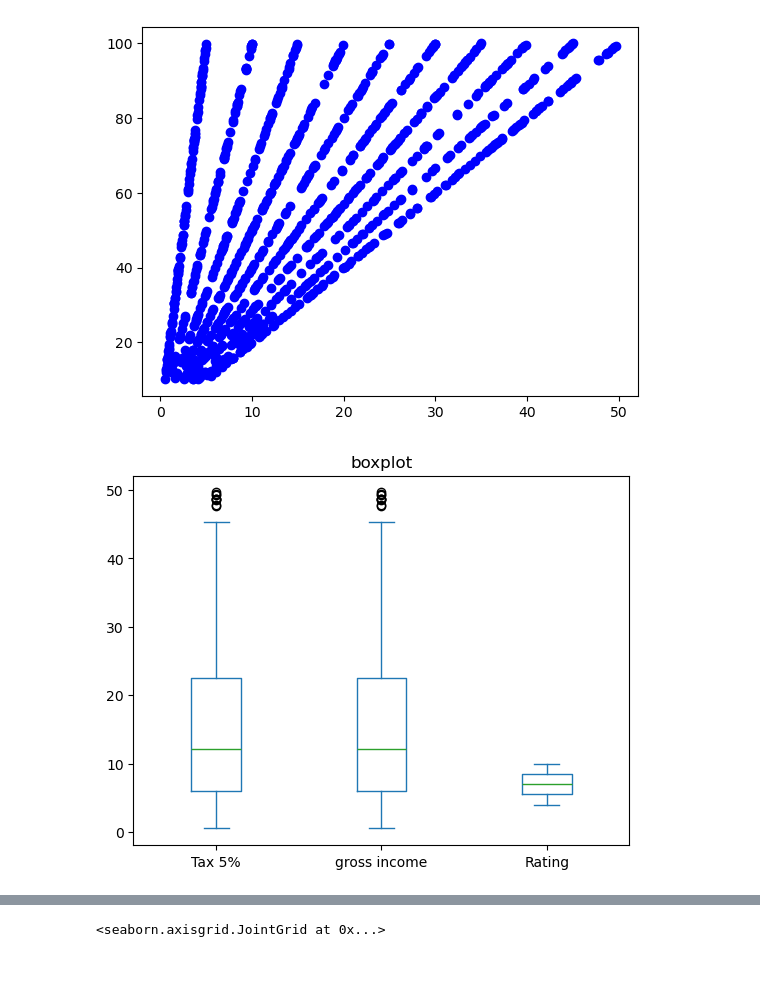
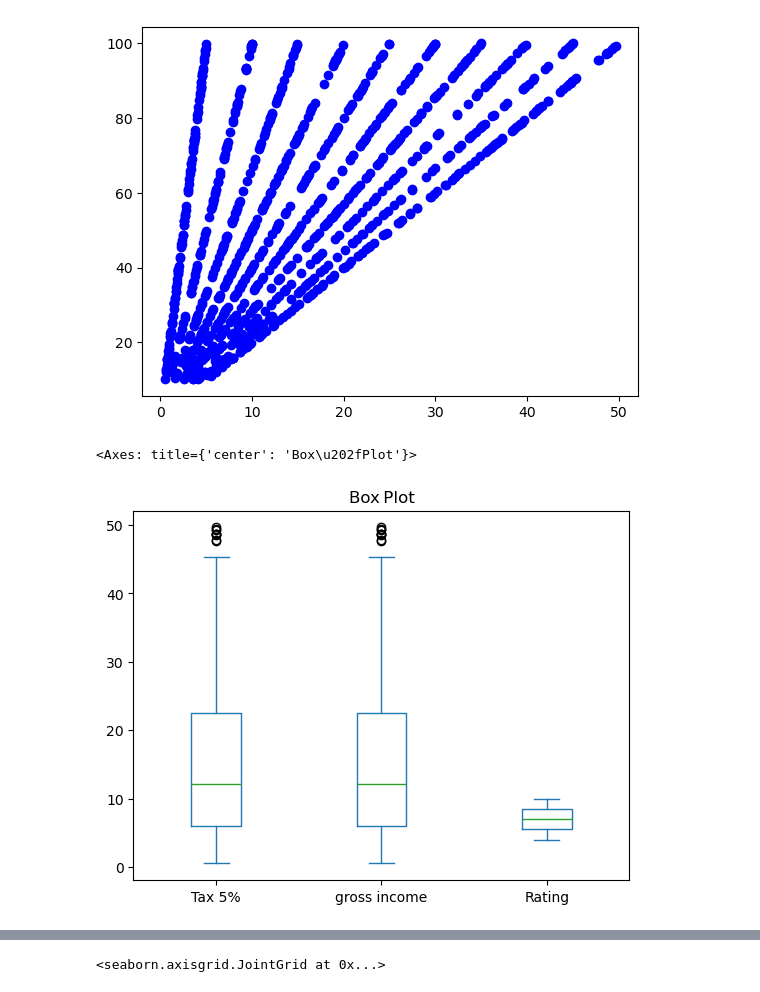
Before and after one commit to Ananya13V/Practicals-Apr-2025, a Jupyter notebook: ADS_codes/ADS3.ipynb, the cells around one changed output, grey strips where cells are left out. Cells and saved outputs as stored; diff of their text form; code cells hidden in the pictures.

```diff
--- a/ADS_codes/ADS3.ipynb
+++ b/ADS_codes/ADS3.ipynb
@@ -27,17 +27,13 @@ plt.scatter(df['Tax 5%'], df['Unit price'], c ="blue")
 # %% [output]
 <matplotlib.collections.PathCollection at 0x...>
 [figure]
-# %%
-#BoxPlot
-x2=df['Tax 5%']
-x4=df['gross income']
-x5=df['Rating']
-data = pd.DataFrame({ "Tax 5%": x2,"gross income": x4,"Rating": x5})
-
-# Plot the dataframe
-ax = data[[ 'Tax 5%','gross income','Rating']].plot(kind='box', title='boxplot')
-# %% [output]
-[figure, removed]
+# %%
+#Boxplot
+
+df[["Tax 5%", "gross income", "Rating"]].plot.box(title="Box Plot")
+# %% [output]
+<Axes: title={'center': 'Box\u202fPlot'}>
+[figure, added]
 # %%
 #Distribution Chart / Distplot
 import seaborn as sns
```
Also changed, not shown: parts of 8 cells of this notebook, 3 other files.
